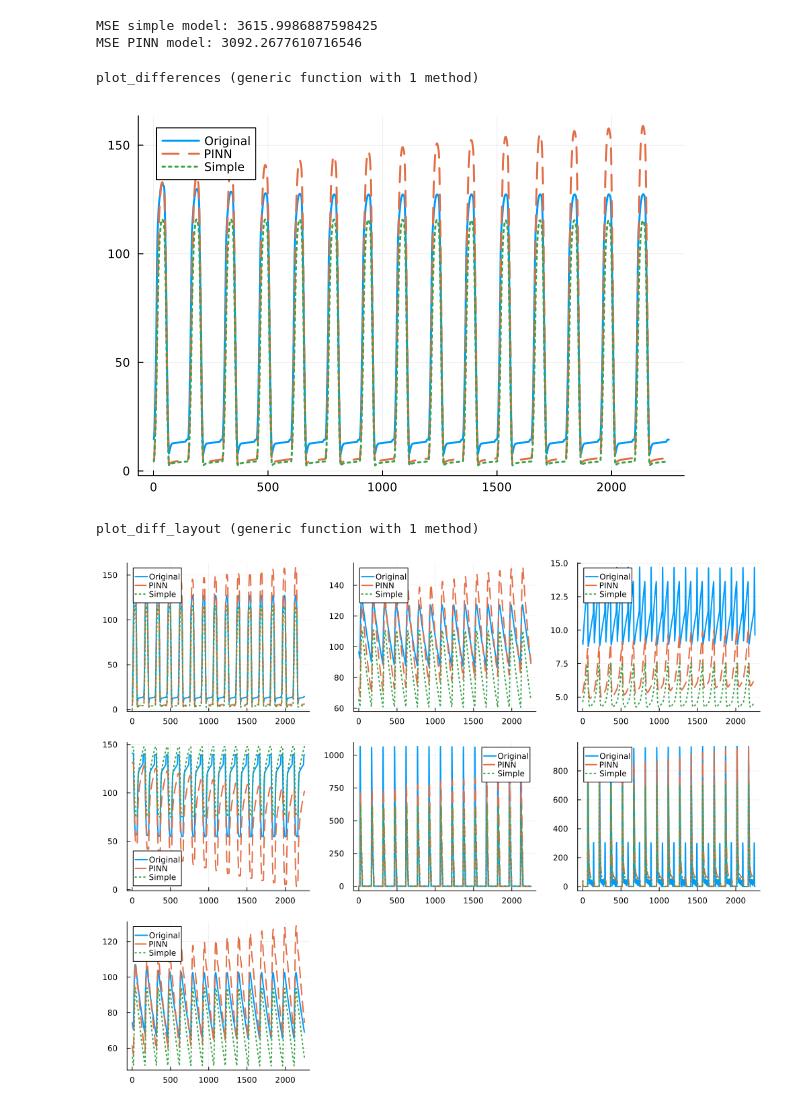
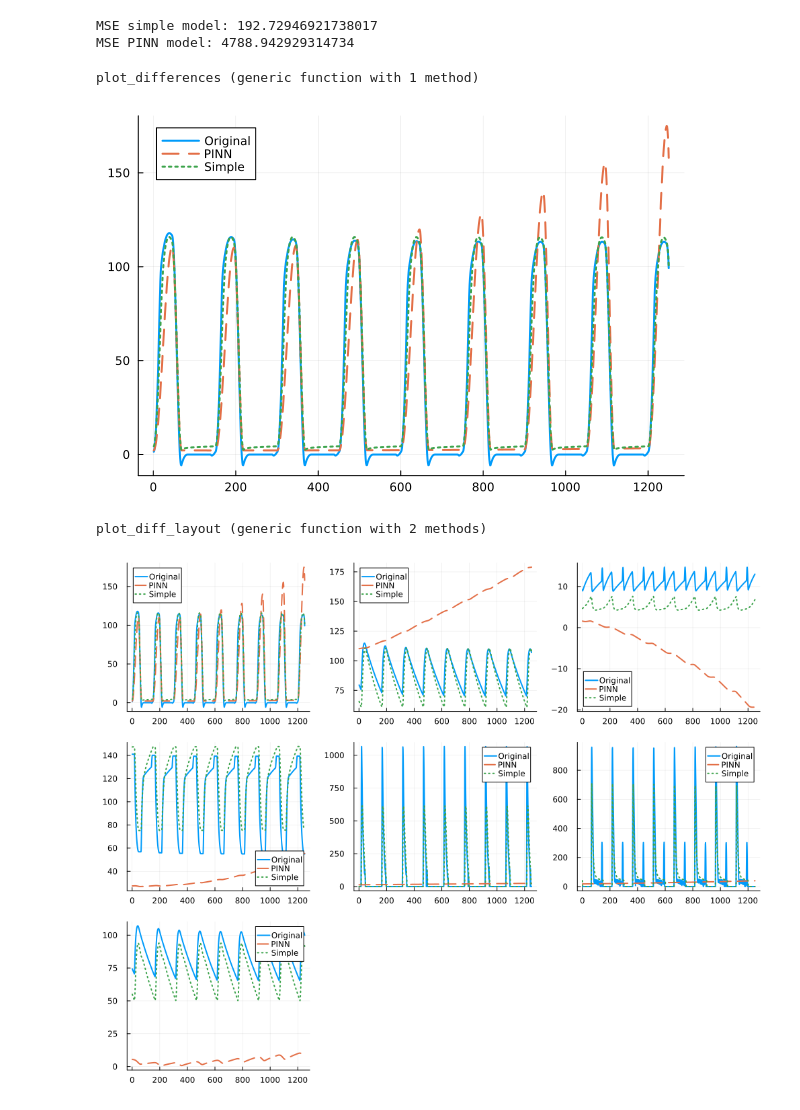
Before and after one commit to mdydek/PINNFuser.jl, a Jupyter notebook: src/utils/plots_benchmarks.ipynb, the cells around one changed output. Cells and saved outputs as stored; diff of their text form; code cells hidden in the pictures.

Commit message:
Two basic models with physics loss and improved plotting

```diff
--- a/src/utils/plots_benchmarks.ipynb
+++ b/src/utils/plots_benchmarks.ipynb
@@ -2,5 +2,9 @@
 using DelimitedFiles
 
 start_idx = 751
-end_idx = 3000
+end_idx = 2000
+
+PLOT_FILENAME = "../plots/1_plot.png"
+ORIGINAL_EXTRAPOLATION_DATA = "../data/original_extrapolation.txt"
+PINN_EXTRAPOLATION_DATA = "../data/1_extrapolation.txt"
 # %% [output]
@@ -8,5 +12,5 @@ end_idx = 3000
 # %%
-loaded_data = readdlm("../data/original_extrapolation.txt")
+loaded_data = readdlm(ORIGINAL_EXTRAPOLATION_DATA)
 original_data = Array{Float64}(loaded_data)
 original_data = original_data[start_idx:end_idx, :]
 # %% [output]
@@ -30,5 +34,6 @@ original_data = original_data[start_idx:end_idx, :]
 # %%
-loaded_data = readdlm("../data/fourier_features_one_output_pinn_extrapolation.txt")
+loaded_data = readdlm(PINN_EXTRAPOLATION_DATA)
+# loaded_data = readdlm("../data/original_extrapolation_V2.txt")
 pinn_data = Array{Float64}(loaded_data)
 pinn_data = pinn_data[start_idx:end_idx, :]
 # %% [output]
@@ -74,18 +79,17 @@ simple_data = simple_data[start_idx:end_idx, :]
 # %%
 using Statistics
 
-simple_data1 = simple_data[:, 1]
-original_data1 = original_data[:, 1]
-pinn_data1 = pinn_data[:, 1]
+parameter = 7
+simple_data1 = simple_data[:, parameter]
+original_data1 = original_data[:, parameter]
+pinn_data1 = pinn_data[:, parameter]
 
-# println("MSE simple model: ", mean(abs2, simple_data1 .- original_data1))
+println("MSE simple model: ", mean(abs2, simple_data1 .- original_data1))
 # println("MSE PINN model: ", mean(abs2, pinn_data1 .- original_data1))
-
-println("MSE simple model: ", mean(abs2, simple_data .- original_data))
-println("MSE PINN model: ", mean(abs2, pinn_data .- original_data))
+println("MSE PINN model: ", mean(abs2, simple_data1 .- pinn_data1))
 # %% [output]
-MSE simple model: 3615.9986887598425
-MSE PINN model: 3092.2677610716546
+MSE simple model: 192.72946921738017
+MSE PINN model: 4788.942929314734
 # %%
 using Plots
 
@@ -105,12 +109,12 @@ plot_differences (generic function with 1 method)
 # %%
 plot_differences(1)
 # %% [output]
-[figure, old version]
+[figure, new version]
 # %%
-function plot_diff_layout()
+function plot_diff_layout(filename::String)
     layout = @layout [a b c; d e f; g e f]
 
-    plot(
+    p = plot(
         plot_differences(1),
         plot_differences(2),
         plot_differences(3),
@@ -121,10 +125,13 @@ function plot_diff_layout()
         layout = layout,
         size = (1000, 800)
     )
+
+    savefig(p, filename)
+    return p
 end
 # %% [output]
-plot_diff_layout (generic function with 1 method)
+plot_diff_layout (generic function with 2 methods)
 # %%
-plot_diff_layout()
+plot_diff_layout(PLOT_FILENAME)
 # %% [output]
-[figure, old version]
+[figure, new version]
```
Also changed, not shown: parts of 4 cells of this notebook, 6 other files.
